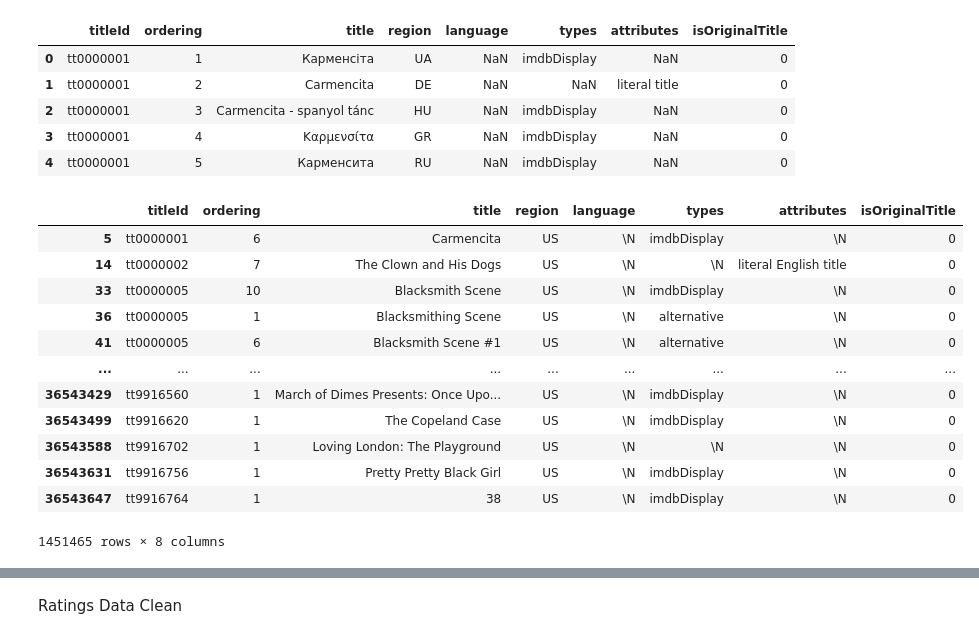
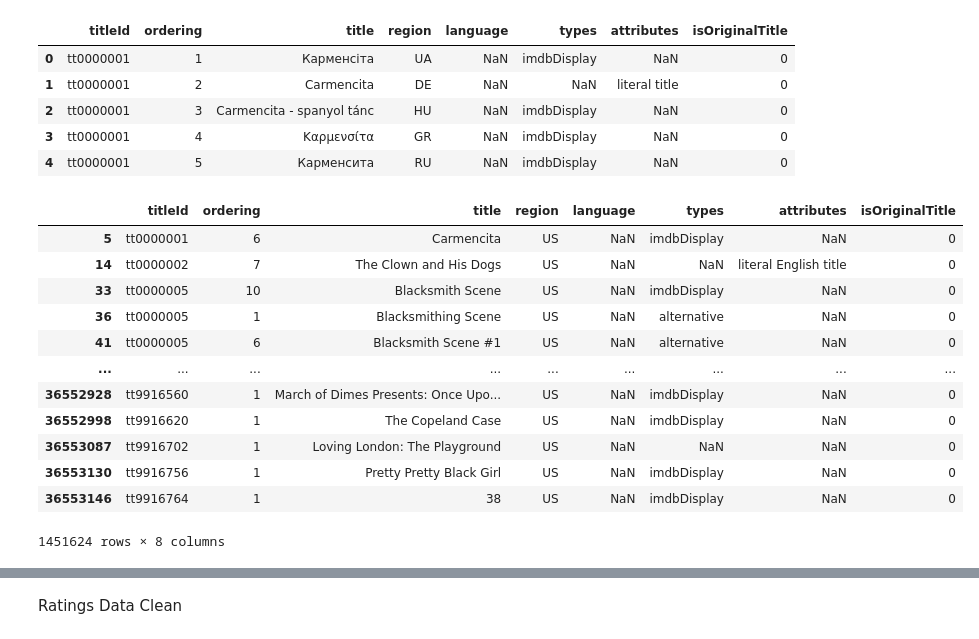
Before and after one commit to DPatt365/Project_3-IMDB-Data-Analysys, a Jupyter notebook: Project3_IMDB-Data-Analysis.ipynb, the cells around one changed output, grey strips where cells are left out. Cells and saved outputs as stored; diff of their text form; code cells hidden in the pictures.

```diff
--- a/Project3_IMDB-Data-Analysis.ipynb
+++ b/Project3_IMDB-Data-Analysis.ipynb
@@ -8,9 +8,9 @@ basics_url = "https://datasets.imdbws.com/title.basics.tsv.gz"
 ratings_url = "https://datasets.imdbws.com/title.ratings.tsv.gz"
 akas_url = "https://datasets.imdbws.com/title.akas.tsv.gz"
 
-#basics = pd.read_csv(basics_url, sep='\t', low_memory=False)
-#ratings = pd.read_csv(ratings_url, sep='\t', low_memory=False)
-#akas = pd.read_csv(akas_url, sep='\t', low_memory=False)
+basics = pd.read_csv(basics_url, sep='\t', low_memory=False)
+ratings = pd.read_csv(ratings_url, sep='\t', low_memory=False)
+akas = pd.read_csv(akas_url, sep='\t', low_memory=False)
 # %% [markdown]
 Basics Data Clean
 # %%
@@ -136,19 +136,19 @@ akas.head()
 # %%
 region = akas['region'] == 'US'
 # %%
-akas = akas[region]
-akas
+filt_akas = akas[region]
+filt_akas
 # %% [output]
 |  | titleId | ordering | title | region | language | types | attributes | isOriginalTitle |
-| 5 | tt0000001 | 6 | Carmencita | US | \N | imdbDisplay | \N | 0 |
-| 14 | tt0000002 | 7 | The Clown and His Dogs | US | \N | \N | literal English title | 0 |
-| 33 | tt0000005 | 10 | Blacksmith Scene | US | \N | imdbDisplay | \N | 0 |
-| 36 | tt0000005 | 1 | Blacksmithing Scene | US | \N | alternative | \N | 0 |
-| 41 | tt0000005 | 6 | Blacksmith Scene #1 | US | \N | alternative | \N | 0 |
+| 5 | tt0000001 | 6 | Carmencita | US | NaN | imdbDisplay | NaN | 0 |
+| 14 | tt0000002 | 7 | The Clown and His Dogs | US | NaN | NaN | literal English title | 0 |
+| 33 | tt0000005 | 10 | Blacksmith Scene | US | NaN | imdbDisplay | NaN | 0 |
+| 36 | tt0000005 | 1 | Blacksmithing Scene | US | NaN | alternative | NaN | 0 |
+| 41 | tt0000005 | 6 | Blacksmith Scene #1 | US | NaN | alternative | NaN | 0 |
 | ... | ... | ... | ... | ... | ... | ... | ... | ... |
-| 36543429 | tt9916560 | 1 | March of Dimes Presents: Once Upo... | US | \N | imdbDisplay | \N | 0 |
-| 36543499 | tt9916620 | 1 | The Copeland Case | US | \N | imdbDisplay | \N | 0 |
-| 36543588 | tt9916702 | 1 | Loving London: The Playground | US | \N | \N | \N | 0 |
-| 36543631 | tt9916756 | 1 | Pretty Pretty Black Girl | US | \N | imdbDisplay | \N | 0 |
-| 36543647 | tt9916764 | 1 | 38 | US | \N | imdbDisplay | \N | 0 |
+| 36552928 | tt9916560 | 1 | March of Dimes Presents: Once Upo... | US | NaN | imdbDisplay | NaN | 0 |
+| 36552998 | tt9916620 | 1 | The Copeland Case | US | NaN | imdbDisplay | NaN | 0 |
+| 36553087 | tt9916702 | 1 | Loving London: The Playground | US | NaN | NaN | NaN | 0 |
+| 36553130 | tt9916756 | 1 | Pretty Pretty Black Girl | US | NaN | imdbDisplay | NaN | 0 |
+| 36553146 | tt9916764 | 1 | 38 | US | NaN | imdbDisplay | NaN | 0 |
-1451465 rows × 8 columns
+1451624 rows × 8 columns
```
Also changed, not shown: parts of 23 cells of this notebook, 20 other files.
